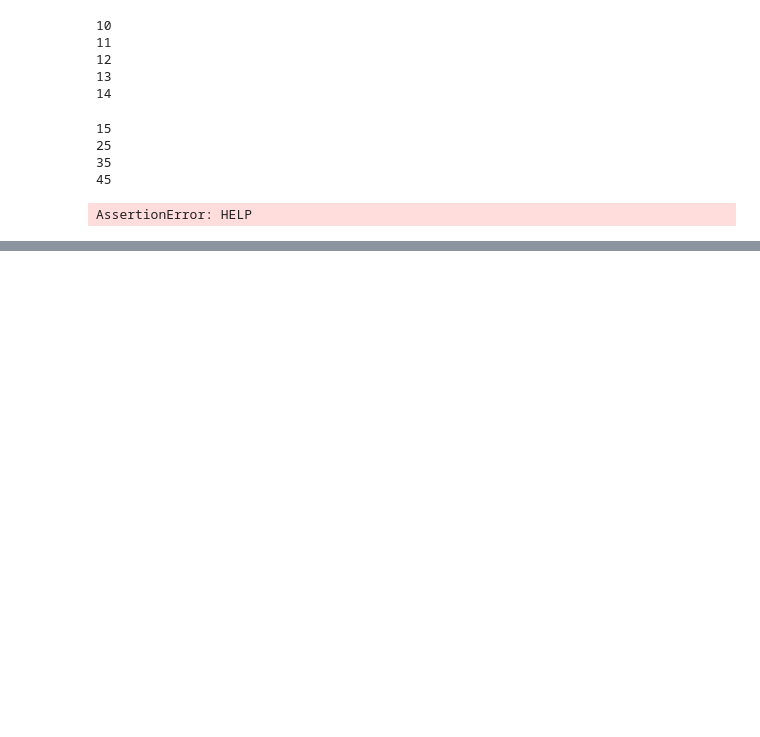
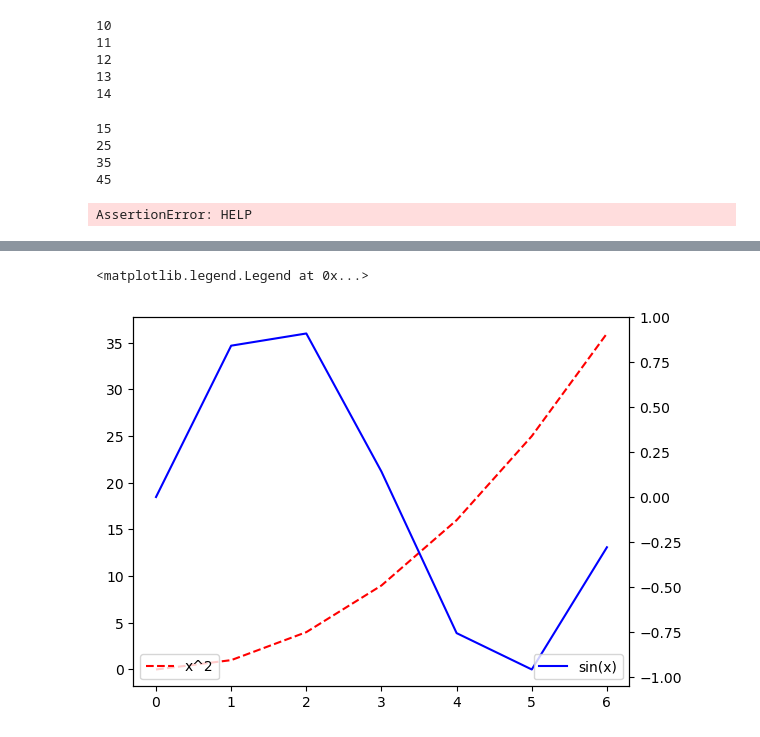
Before and after one commit to SPS-SP2273/learning-portfolio-reneeyeapyewjin, a Jupyter notebook: Testing/notes.ipynb, the cells around one changed output, grey strips where cells are left out. Saved outputs shown, nothing was run; the diff lists cells and outputs as text; code cells hidden in the pictures; blank space fills up the shorter version.

```diff
--- a/Testing/notes.ipynb
+++ b/Testing/notes.ipynb
@@ -309,0 +603,15 @@ AssertionError: HELP
+# %%
+x = np.array([0, 1, 2, 3, 4, 5, 6])
+x2 = x**2
+sin_x = np.sin(x)
+
+plt.plot(x, x2, label='x^2',color='red', linestyle='dashed')
+plt.legend(loc='lower left')                                  # For y-axis 1
+
+plt.twinx()                                                   # This creates a new y-axis
+                                                              # for the plots that comes after
+plt.plot(x, sin_x, label='sin(x)',color='blue', )
+plt.legend(loc='lower right')                                 # For y-axis 2
+# %% [output]
+<matplotlib.legend.Legend at 0x...>
+[figure, added]
```
Also changed, not shown: parts of 51 cells of this notebook, 8 other files.
